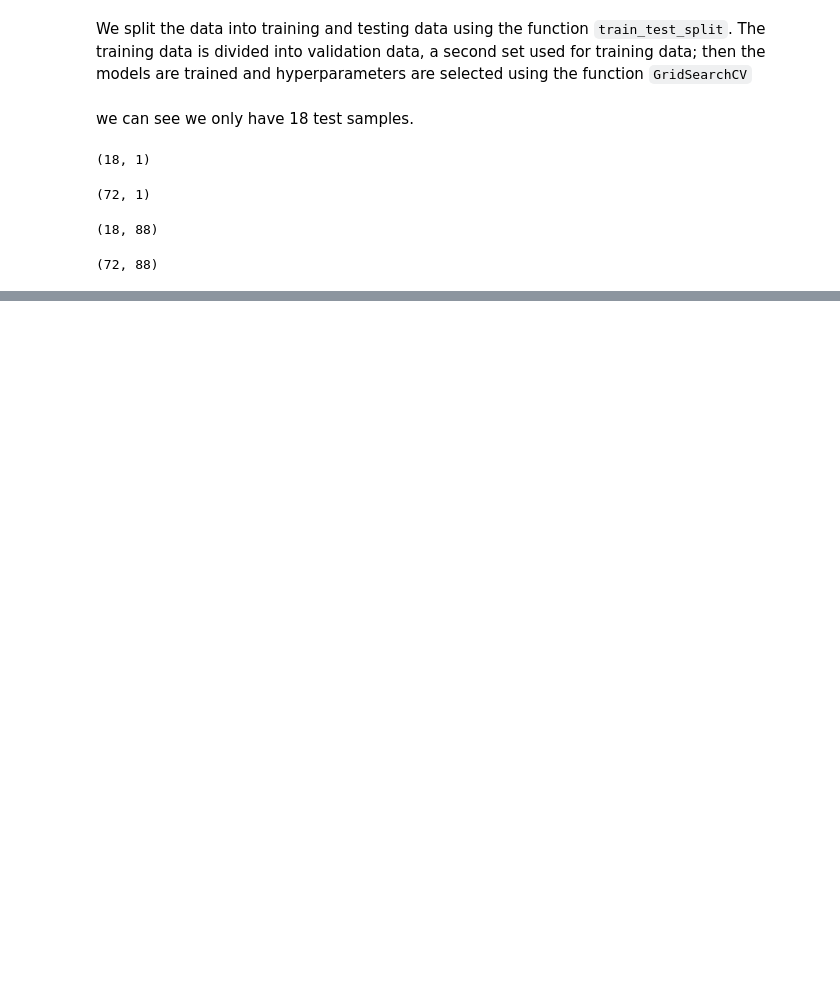
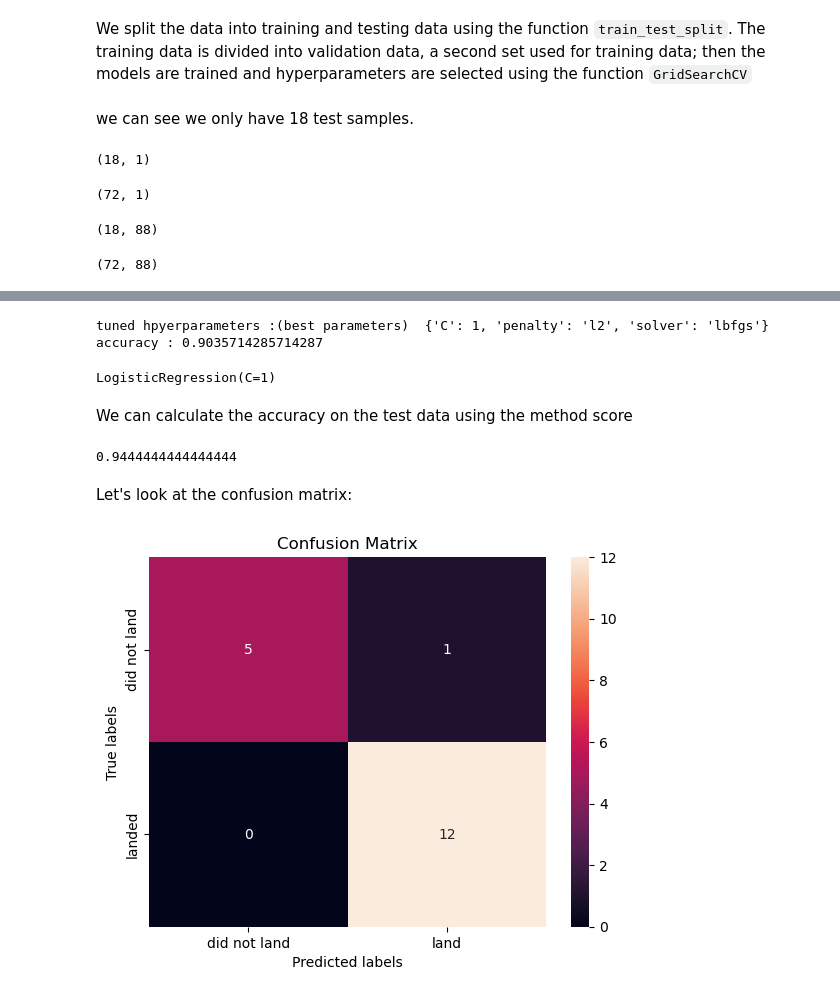
Before and after one commit to ClaudioChavarria/Rocket-Landing-Success-ML, a Jupyter notebook: 04-machine-learning-prediction/04-machine-learning-prediction.ipynb, the cells around one changed output, grey strips where cells are left out. Cells and saved outputs as stored; diff of their text form; code cells hidden in the pictures; blank space fills up the shorter version.

Commit message:
feat(ml): create a logistic regression

```diff
--- a/04-machine-learning-prediction/04-machine-learning-prediction.ipynb
+++ b/04-machine-learning-prediction/04-machine-learning-prediction.ipynb
@@ -117,0 +124,5 @@ X_train.shape
+# %%
+parameters ={'C': [0.01, 0.1,1],
+             'penalty': ['l2'],
+             'solver': ['lbfgs']
+             }
@@ -117,0 +133,5 @@ X_train.shape
+# %%
+lr = LogisticRegression()
+
+logreg_cv = GridSearchCV(lr, parameters, cv = 10)
+logreg_cv.fit(X_train, Y_train)
@@ -117,0 +140,26 @@ X_train.shape
+# %%
+print("tuned hpyerparameters :(best parameters) ",logreg_cv.best_params_)
+print("accuracy :",logreg_cv.best_score_)
+# %% [output]
+tuned hpyerparameters :(best parameters)  {'C': 1, 'penalty': 'l2', 'solver': 'lbfgs'}
+accuracy : 0.9035714285714287
+# %%
+best_model = logreg_cv.best_estimator_
+print(best_model)
+# %% [output]
+LogisticRegression(C=1)
+# %% [markdown]
+We can calculate the accuracy on the test data using the method score
+# %%
+best_model = logreg_cv.best_estimator_
+# yhat = best_model.predict(X_test)
+best_model.score(X_test, Y_test)
+# %% [output]
+0.9444444444444444
+# %% [markdown]
+Let's look at the confusion matrix:
+# %%
+yhat=best_model.predict(X_test)
+plot_confusion_matrix(Y_test,yhat)
+# %% [output]
+[figure, added]
```
Also changed, not shown: parts of 8 cells of this notebook, 1 other file.
